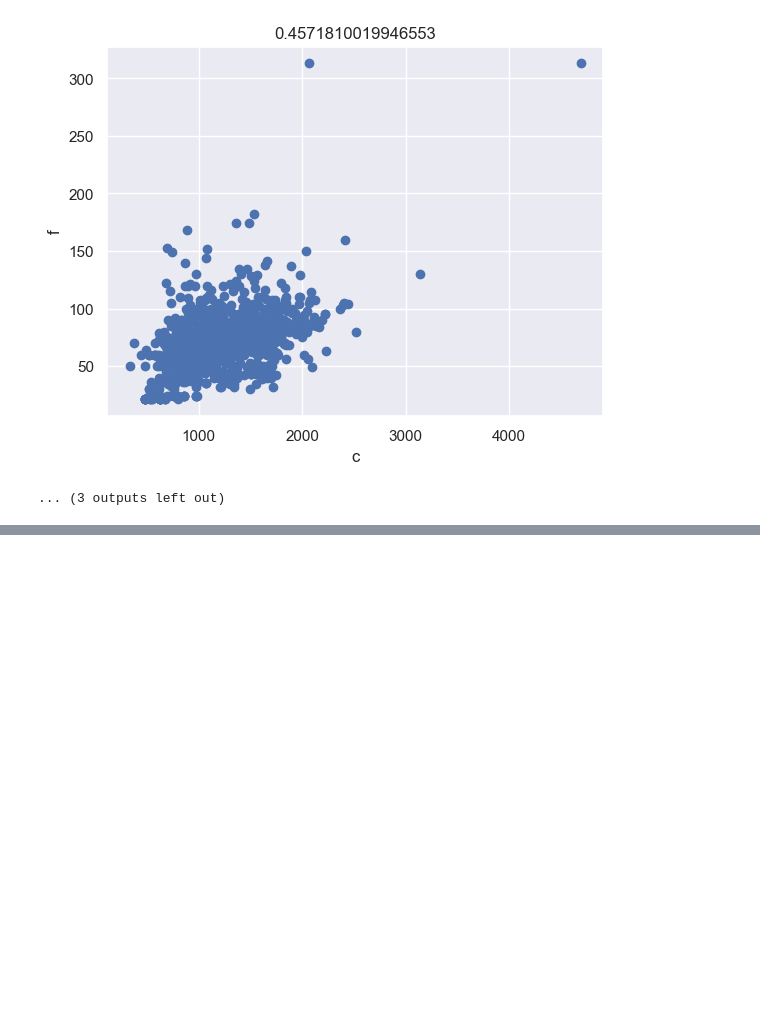
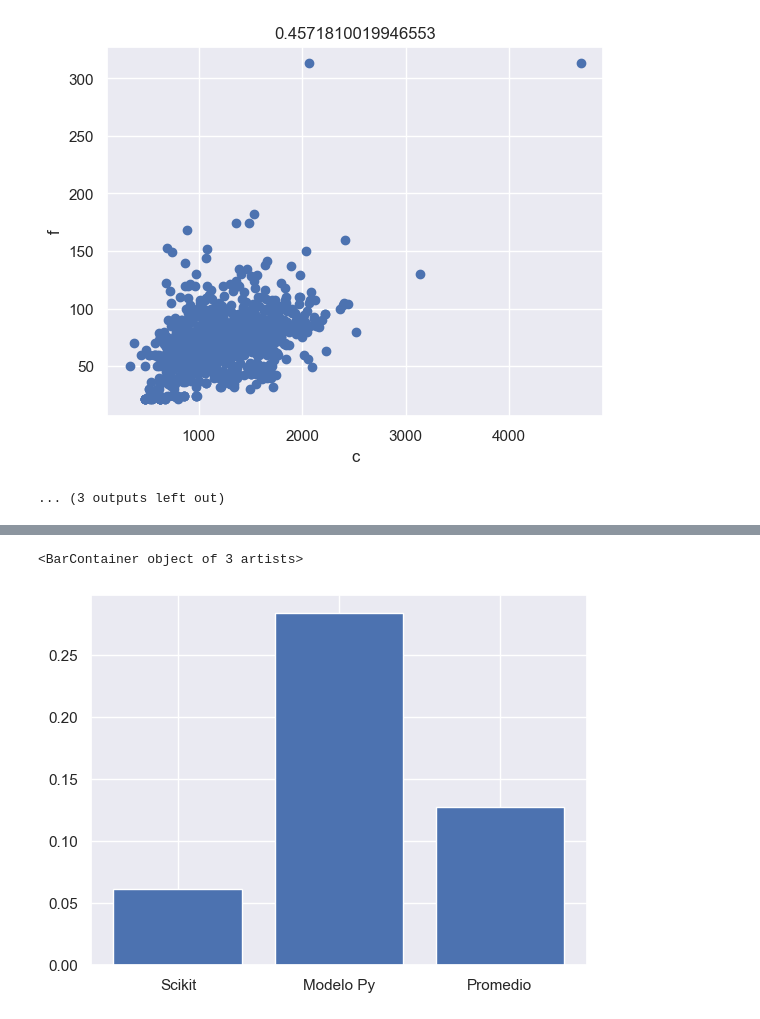
Before and after one commit to PoldanaGt/Proyecto, a Jupyter notebook: Proyecto1.ipynb, the cells around one changed output, grey strips where cells are left out. Saved outputs shown, nothing was run; the diff lists cells and outputs as text; code cells hidden in the pictures; blank space fills up the shorter version.

```diff
--- a/Proyecto1.ipynb
+++ b/Proyecto1.ipynb
@@ -279,0 +374,15 @@ array([-5.75379731e+05, -4.72007230e+02,  4.13110692e+09])
+# %%
+VD.reset_index(drop=True,inplace=True)
+n=VD.size
+Pred['Y']=VD['b']
+DS=Pred['Scikit']-Pred['Y']
+DM=Pred['Modelo Py']-Pred['Y']
+DP=Pred['Promedio']-Pred['Y']
+ES=(1/(2*n))*np.sum(DS**2)
+EM=(1/(2*n))*np.sum(DM**2)
+EP=(1/(2*n))*np.sum(DP**2)
+Lbl=['Scikit','Modelo Py','Promedio']
+plt.bar(Lbl,[ES,EM,EP])
+# %% [output]
+<BarContainer object of 3 artists>
+[figure, added]
```
Also changed, not shown: parts of 22 cells of this notebook.
